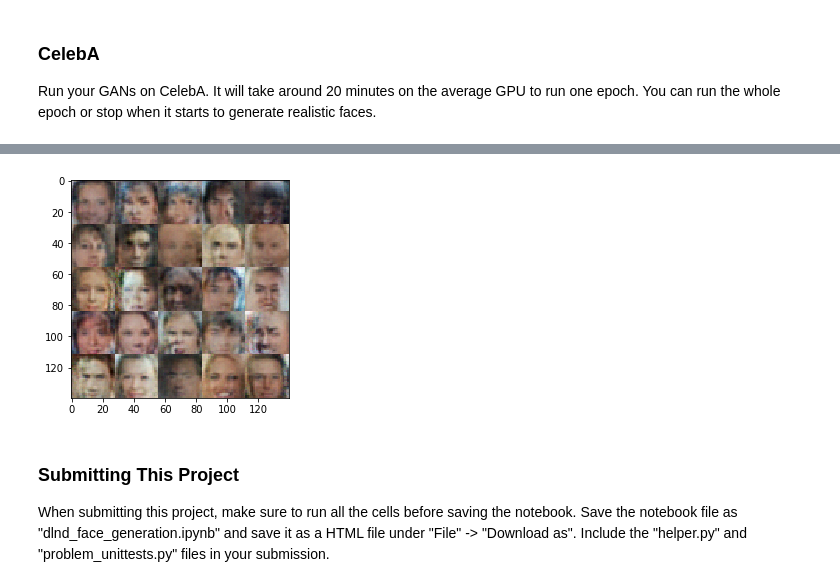
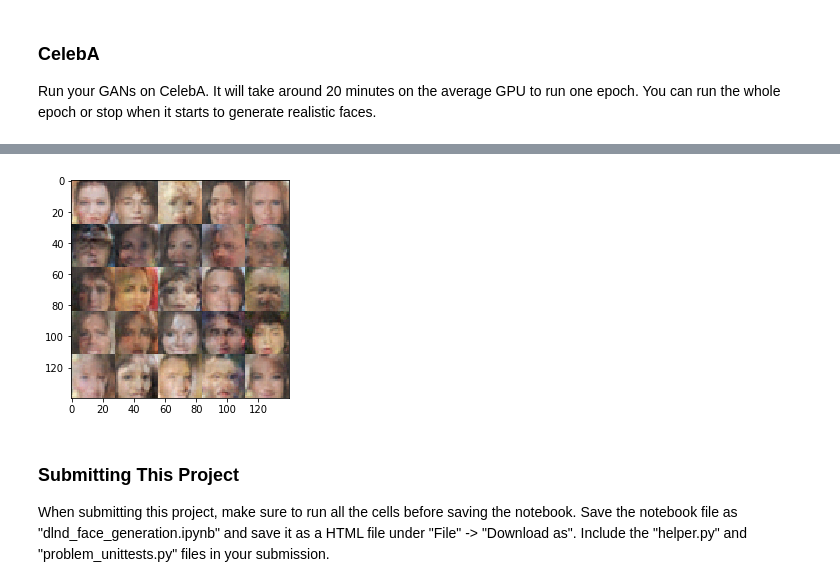
Before and after one commit to mansong1/face_generation, a Jupyter notebook: dlnd_face_generation.ipynb, the cells around one changed output, grey strips where cells are left out. Cells and saved outputs as stored; diff of their text form; code cells hidden in the pictures.

```diff
--- a/dlnd_face_generation.ipynb
+++ b/dlnd_face_generation.ipynb
@@ -134,7 +133,7 @@ Tests Passed
 ### Discriminator
 Implement `discriminator` to create a discriminator neural network that discriminates on `images`.  This function should be able to reuse the variabes in the neural network.  Use [`tf.variable_scope`](https://www.tensorflow.org/api_docs/python/tf/variable_scope) with a scope name of "discriminator" to allow the variables to be reused.  The function should return a tuple of (tensor output of the discriminator, tensor logits of the discriminator).
 # %%
-def discriminator(images, reuse=False):
+def discriminator(images, reuse=False, alpha=0.1):
     """
     Create the discriminator network
     :param image: Tensor of input image(s)
@@ -144,16 +143,16 @@ def discriminator(images, reuse=False):
     # TODO: Implement Function
 
     with tf.variable_scope('discriminator', reuse=reuse):
-        x1 = tf.layers.conv2d(images, 64, 5, strides=2, padding='same')
-        relu1 = tf.maximum(0.1 * x1, x1)
+        x1 = tf.layers.conv2d(images, 64, 5, strides=2, padding='same', kernel_initializer=tf.contrib.layers.xavier_initializer())
+        relu1 = tf.maximum(alpha * x1, x1)
 
-        x2 = tf.layers.conv2d(relu1, 128, 5, strides=2, padding='same')
+        x2 = tf.layers.conv2d(relu1, 128, 5, strides=2, padding='same', kernel_initializer=tf.contrib.layers.xavier_initializer())
         bn2 = tf.layers.batch_normalization(x2, training=True)
-        relu2 = tf.maximum(0.1 * bn2, bn2)
+        relu2 = tf.maximum(alpha * bn2, bn2)
 
-        x3 = tf.layers.conv2d(relu2, 256, 5, strides=2, padding='same')
+        x3 = tf.layers.conv2d(relu2, 256, 5, strides=2, padding='same', kernel_initializer=tf.contrib.layers.xavier_initializer())
         bn3 = tf.layers.batch_normalization(x3, training=True)
-        relu3 = tf.maximum(0.1 * bn3, bn3)
+        relu3 = tf.maximum(alpha * bn3, bn3)
 
         flat   = tf.contrib.layers.flatten(relu3)
         logits = tf.layers.dense(flat, 1)
@@ -172,7 +171,7 @@ Tests Passed
 ### Generator
 Implement `generator` to generate an image using `z`. This function should be able to reuse the variabes in the neural network.  Use [`tf.variable_scope`](https://www.tensorflow.org/api_docs/python/tf/variable_scope) with a scope name of "generator" to allow the variables to be reused. The function should return the generated 28 x 28 x `out_channel_dim` images.
 # %%
-def generator(z, out_channel_dim, is_train=True):
+def generator(z, out_channel_dim, is_train=True, alpha=0.1):
     """
     Create the generator network
     :param z: Input z
@@ -188,17 +187,17 @@ def generator(z, out_channel_dim, is_train=True):
 
         x1 = tf.reshape(x1, (-1, 7, 7, 256))
         x1 = tf.layers.batch_normalization(x1, training=is_train)
-        x1 = tf.maximum(0.1 * x1, x1)
+        x1 = tf.maximum(alpha * x1, x1)
 
 
         x2 = tf.layers.conv2d_transpose(x1, 128, 5, strides=2, padding='same')
         x2 = tf.layers.batch_normalization(x2, training=is_train)
-        x2 = tf.maximum(0.1 * x2, x2)
+        x2 = tf.maximum(alpha * x2, x2)
 
 
         x3 = tf.layers.conv2d_transpose(x2, 64, 5, strides=2, padding='same')
         x3 = tf.layers.batch_normalization(x3, training=is_train)
-        x3 = tf.maximum(0.1 * x3, x3)
+        x3 = tf.maximum(alpha * x3, x3)
 
         logits = tf.layers.conv2d_transpose(x3, out_channel_dim, 5, strides=1, padding='same')
         output = tf.tanh(logits)
@@ -339,6 +338,7 @@ def train(epoch_count, batch_size, z_dim, learning_rate, beta1, get_batches, dat
     d_train_opt, g_train_opt = model_opt(d_loss, g_loss, lr, beta1)
 
     steps = 0
+    print_every = 20
 
     with tf.Session() as sess:
         sess.run(tf.global_variables_initializer())
@@ -348,7 +348,7 @@ def train(epoch_count, batch_size, z_dim, learning_rate, beta1, get_batches, dat
                 steps += 1
 
                 # Sample random noise for G
-                batch_z = np.random.uniform(-1, 1, size=(batch_size, z_dim))
+                batch_z = np.random.uniform(-1, 1, size=[batch_size, z_dim]).astype(np.float32)
 
                 _ = sess.run(d_train_opt, feed_dict={input_real: batch_images,
                                                      input_z: batch_z,
@@ -357,7 +357,7 @@ def train(epoch_count, batch_size, z_dim, learning_rate, beta1, get_batches, dat
                                                      input_real: batch_images,
                                                      lr: learning_rate})
 
-                if steps % 375 == 0:
+                if steps % print_every == 0:
                     # At the end of each epoch, get the losses and print them out
                     train_loss_d = d_loss.eval({input_z: batch_z, input_real: batch_images})
                     train_loss_g = g_loss.eval({input_z: batch_z})
@@ -399,9 +429,9 @@ Epoch 2/2... Discriminator Loss: 0.0385... Generator Loss: 4.0883
 Run your GANs on CelebA.  It will take around 20 minutes on the average GPU to run one epoch.  You can run the whole epoch or stop when it starts to generate realistic faces.
 # %%
 batch_size = 64
-z_dim = 100
-learning_rate = 0.0001
-beta1 = 0.7
+z_dim = 128
+learning_rate = 0.0005
+beta1 = 0.5
 
 
 """
@@ -425,4 +464,4 @@ Epoch 1/1... Discriminator Loss: 0.1228... Generator Loss: 3.3897
-[figure, old version]
+[figure, new version]
 # %% [markdown]
 ### Submitting This Project
 When submitting this project, make sure to run all the cells before saving the notebook. Save the notebook file as "dlnd_face_generation.ipynb" and save it as a HTML file under "File" -> "Download as". Include the "helper.py" and "problem_unittests.py" files in your submission.
```
Also changed, not shown: parts of 3 cells of this notebook, 1 other file.
